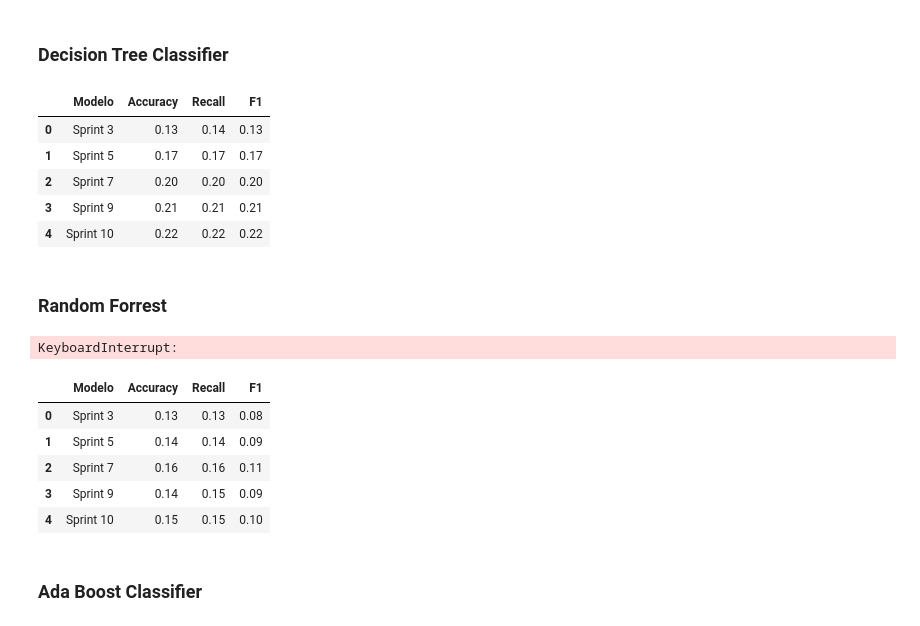
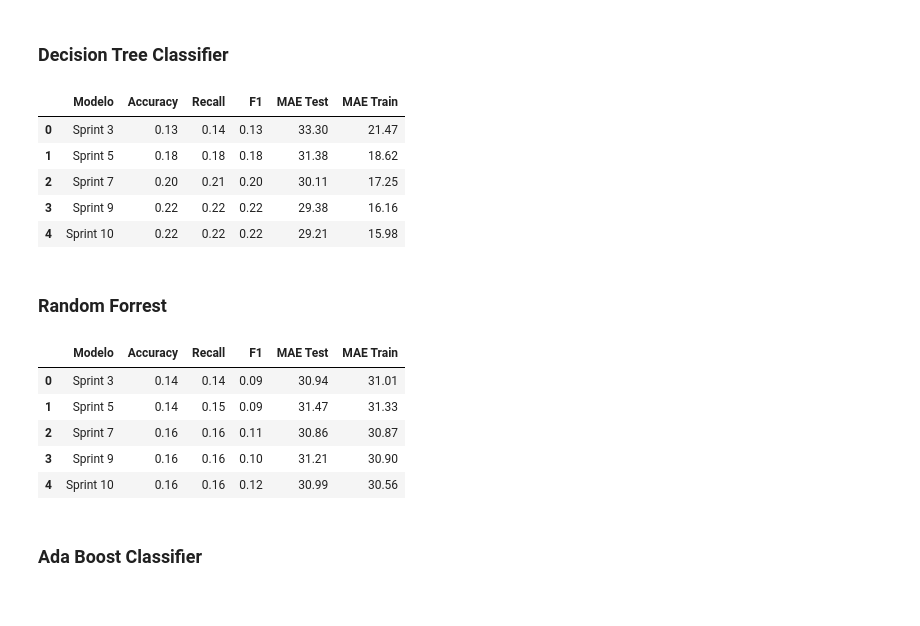
Before and after one commit to MauriJ/Data-Science, a Jupyter notebook: Desafíos/Proyecto complementario N°1/Proyecto_ComplementarioI_Moran.ipynb, the cells around one changed output. Drawn from its saved outputs; the diff is of its cells as text; code cells hidden in the pictures.

```diff
--- a/Desafíos/Proyecto complementario N°1/Proyecto_ComplementarioI_Moran.ipynb
+++ b/Desafíos/Proyecto complementario N°1/Proyecto_ComplementarioI_Moran.ipynb
@@ -113,7 +115,7 @@ for i in [3, 5, 7, 9, 10]:
 # %%
 nb = GaussianNB()
 
-accuracy_forw_nb, recall_forw_nb, f1_forw_nb = [], [], []
+accuracy_forw_nb, recall_forw_nb, f1_forw_nb, mae_forw_train, mae_forw_test = [], [], [], [], []
 
 for i in [3, 5, 7, 9, 10]:
     X_i = X[list(X2.columns[forw_nb[f'sfs_{i}'].get_support()])]
@@ -127,8 +129,10 @@ for i in [3, 5, 7, 9, 10]:
     accuracy_forw_nb.append(accuracy_score(y_test, y_test_pred))
     recall_forw_nb.append(recall_score(y_test, y_test_pred, average = 'macro'))
     f1_forw_nb.append(f1_score(y_test, y_test_pred, average = 'macro'))
+    mae_forw_train.append(mean_absolute_error(y_train, y_train_pred))
+    mae_forw_test.append(mean_absolute_error(y_test, y_test_pred))
 
-comparacion_forw_nb = pd.DataFrame({'Modelo': ['Sprint 3', 'Sprint 5', ' Sprint 7', 'Sprint 9', 'Sprint 10'], 'Accuracy': accuracy_forw_nb, 'Recall': recall_forw_nb, 'F1': f1_forw_nb})
+comparacion_forw_nb = pd.DataFrame({'Modelo': ['Sprint 3', 'Sprint 5', ' Sprint 7', 'Sprint 9', 'Sprint 10'], 'Accuracy': accuracy_forw_nb, 'Recall': recall_forw_nb, 'F1': f1_forw_nb, 'MAE Test': mae_forw_test, 'MAE Train': mae_forw_train})
 
 comparacion_forw_nb.round(2)
 # %% [output]
@@ -155,31 +159,33 @@ for i in [3, 5, 7, 9, 10]:
 # %%
 dtc = DecisionTreeClassifier(min_samples_split = 10)
 
-accuracy_forw_dtc, recall_forw_dtc, f1_forw_dtc = [], [], []
+accuracy_forw_dtc, recall_forw_dtc, f1_forw_dtc, mae_forw_train, mae_forw_test = [], [], [], [], []
 
 for i in [3, 5, 7, 9, 10]:
     X_i = X[list(X2.columns[forw_dtc[f'sfs_{i}'].get_support()])]
 
     X_train, X_test, y_train, y_test = train_test_split(X_i, y, random_state = 42)
     dtc.fit(X_train, y_train)
 
     y_test_pred = dtc.predict(X_test)
     y_train_pred = dtc.predict(X_train)
 
     accuracy_forw_dtc.append(accuracy_score(y_test, y_test_pred))
     recall_forw_dtc.append(recall_score(y_test, y_test_pred, average = 'macro'))
     f1_forw_dtc.append(f1_score(y_test, y_test_pred, average = 'macro'))
+    mae_forw_train.append(mean_absolute_error(y_train, y_train_pred))
+    mae_forw_test.append(mean_absolute_error(y_test, y_test_pred))
 
-comparacion_forw_dtc = pd.DataFrame({'Modelo': ['Sprint 3', 'Sprint 5', ' Sprint 7', 'Sprint 9', 'Sprint 10'], 'Accuracy': accuracy_forw_dtc, 'Recall': recall_forw_dtc, 'F1': f1_forw_dtc})
+comparacion_forw_dtc = pd.DataFrame({'Modelo': ['Sprint 3', 'Sprint 5', ' Sprint 7', 'Sprint 9', 'Sprint 10'], 'Accuracy': accuracy_forw_dtc, 'Recall': recall_forw_dtc, 'F1': f1_forw_dtc, 'MAE Test': mae_forw_test, 'MAE Train': mae_forw_train})
 
 comparacion_forw_dtc.round(2)
 # %% [output]
-|  | Modelo | Accuracy | Recall | F1 |
-| 0 | Sprint 3 | 0.13 | 0.14 | 0.13 |
-| 1 | Sprint 5 | 0.17 | 0.17 | 0.17 |
-| 2 | Sprint 7 | 0.20 | 0.20 | 0.20 |
-| 3 | Sprint 9 | 0.21 | 0.21 | 0.21 |
-| 4 | Sprint 10 | 0.22 | 0.22 | 0.22 |
+|  | Modelo | Accuracy | Recall | F1 | MAE Test | MAE Train |
+| 0 | Sprint 3 | 0.13 | 0.14 | 0.13 | 33.30 | 21.47 |
+| 1 | Sprint 5 | 0.18 | 0.18 | 0.18 | 31.38 | 18.62 |
+| 2 | Sprint 7 | 0.20 | 0.21 | 0.20 | 30.11 | 17.25 |
+| 3 | Sprint 9 | 0.22 | 0.22 | 0.22 | 29.38 | 16.16 |
+| 4 | Sprint 10 | 0.22 | 0.22 | 0.22 | 29.21 | 15.98 |
 # %% [markdown]
 ### Random Forrest
 # %%
@@ -194,12 +200,10 @@ for i in [3, 5, 7, 9, 10]:
     forw_rfc[f'sfs_{i}'].fit(X2, y2)
     # print(f'Las {i} variables seleccionadas son:', list(X2.columns[forw_rfc[f'sfs_{i}'].get_support()]))
     forw_rfc[f'sfs_{i}_var'] = X2.columns[forw_rfc[f'sfs_{i}'].get_support()]
-# %% [output]
-KeyboardInterrupt:
 # %%
 rfc = RandomForestClassifier(max_depth = 5, n_estimators = 10, max_features = 1)
 
-accuracy_forw_rfc, recall_forw_rfc, f1_forw_rfc = [], [], []
+accuracy_forw_rfc, recall_forw_rfc, f1_forw_rfc, mae_forw_train, mae_forw_test = [], [], [], [], []
 
 for i in [3, 5, 7, 9, 10]:
     X_i = X[list(X2.columns[forw_rfc[f'sfs_{i}'].get_support()])]
@@ -207,23 +211,25 @@ for i in [3, 5, 7, 9, 10]:
     X_train, X_test, y_train, y_test = train_test_split(X_i, y, random_state = 42)
     rfc.fit(X_train, y_train)
 
-    y_test_pred = dtc.predict(X_test)
-    y_train_pred = dtc.predict(X_train)
+    y_test_pred = rfc.predict(X_test)
+    y_train_pred = rfc.predict(X_train)
 
     accuracy_forw_rfc.append(accuracy_score(y_test, y_test_pred))
     recall_forw_rfc.append(recall_score(y_test, y_test_pred, average = 'macro'))
     f1_forw_rfc.append(f1_score(y_test, y_test_pred, average = 'macro'))
+    mae_forw_train.append(mean_absolute_error(y_train, y_train_pred))
+    mae_forw_test.append(mean_absolute_error(y_test, y_test_pred))
 
-comparacion_forw_rfc = pd.DataFrame({'Modelo': ['Sprint 3', 'Sprint 5', ' Sprint 7', 'Sprint 9', 'Sprint 10'], 'Accuracy': accuracy_forw_rfc, 'Recall': recall_forw_rfc, 'F1': f1_forw_rfc})
+comparacion_forw_rfc = pd.DataFrame({'Modelo': ['Sprint 3', 'Sprint 5', ' Sprint 7', 'Sprint 9', 'Sprint 10'], 'Accuracy': accuracy_forw_rfc, 'Recall': recall_forw_rfc, 'F1': f1_forw_rfc, 'MAE Test': mae_forw_test, 'MAE Train': mae_forw_train})
 
 comparacion_forw_rfc.round(2)
 # %% [output]
-|  | Modelo | Accuracy | Recall | F1 |
-| 0 | Sprint 3 | 0.13 | 0.13 | 0.08 |
-| 1 | Sprint 5 | 0.14 | 0.14 | 0.09 |
-| 2 | Sprint 7 | 0.16 | 0.16 | 0.11 |
-| 3 | Sprint 9 | 0.14 | 0.15 | 0.09 |
-| 4 | Sprint 10 | 0.15 | 0.15 | 0.10 |
+|  | Modelo | Accuracy | Recall | F1 | MAE Test | MAE Train |
+| 0 | Sprint 3 | 0.14 | 0.14 | 0.09 | 30.94 | 31.01 |
+| 1 | Sprint 5 | 0.14 | 0.15 | 0.09 | 31.47 | 31.33 |
+| 2 | Sprint 7 | 0.16 | 0.16 | 0.11 | 30.86 | 30.87 |
+| 3 | Sprint 9 | 0.16 | 0.16 | 0.10 | 31.21 | 30.90 |
+| 4 | Sprint 10 | 0.16 | 0.16 | 0.12 | 30.99 | 30.56 |
 # %% [markdown]
 ### Ada Boost Classifier
 # %% [markdown]
```
Also changed, not shown: parts of 3 cells of this notebook, 2 other files.
